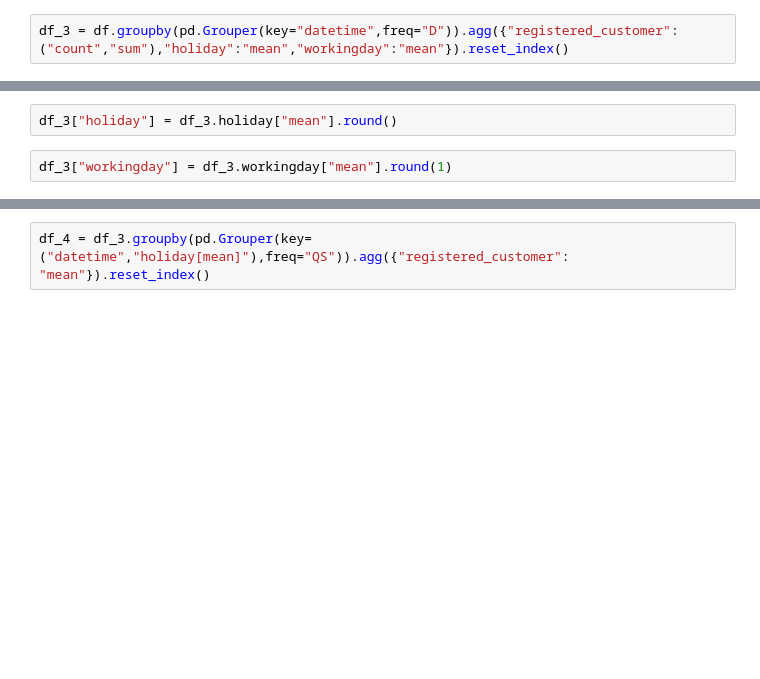
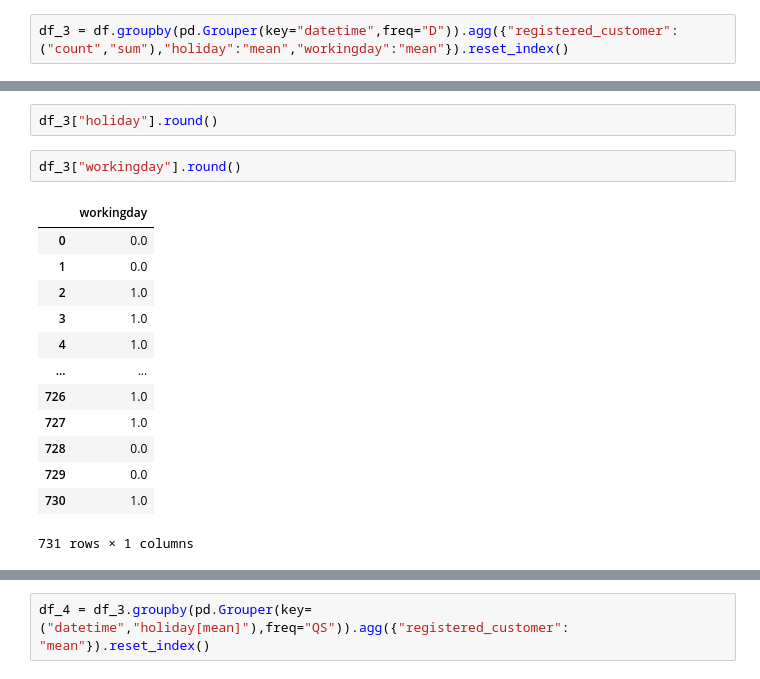
Before and after one commit to P-AEL/K-ppers-Projekt1, a Jupyter notebook: Paul/Vergleich holiday_workingday.ipynb, the cells around one changed output, grey strips where cells are left out. Cells and saved outputs as stored; diff of their text form; blank space fills up the shorter version.

```diff
--- a/Paul/Vergleich holiday_workingday.ipynb
+++ b/Paul/Vergleich holiday_workingday.ipynb
@@ -54,6 +55,20 @@ workingday           mean            float64
 dtype: object
 # %%
-df_3["holiday"] = df_3.holiday["mean"].round()
+df_3["holiday"].round()
 # %%
-df_3["workingday"] = df_3.workingday["mean"].round(1)
+df_3["workingday"].round()
+# %% [output]
+|  | workingday |
+| 0 | 0.0 |
+| 1 | 0.0 |
+| 2 | 1.0 |
+| 3 | 1.0 |
+| 4 | 1.0 |
+| ... | ... |
+| 726 | 1.0 |
+| 727 | 1.0 |
+| 728 | 0.0 |
+| 729 | 0.0 |
+| 730 | 1.0 |
+731 rows × 1 columns
 # %%
```
Also changed, not shown: parts of 7 cells of this notebook, 4 other files.
